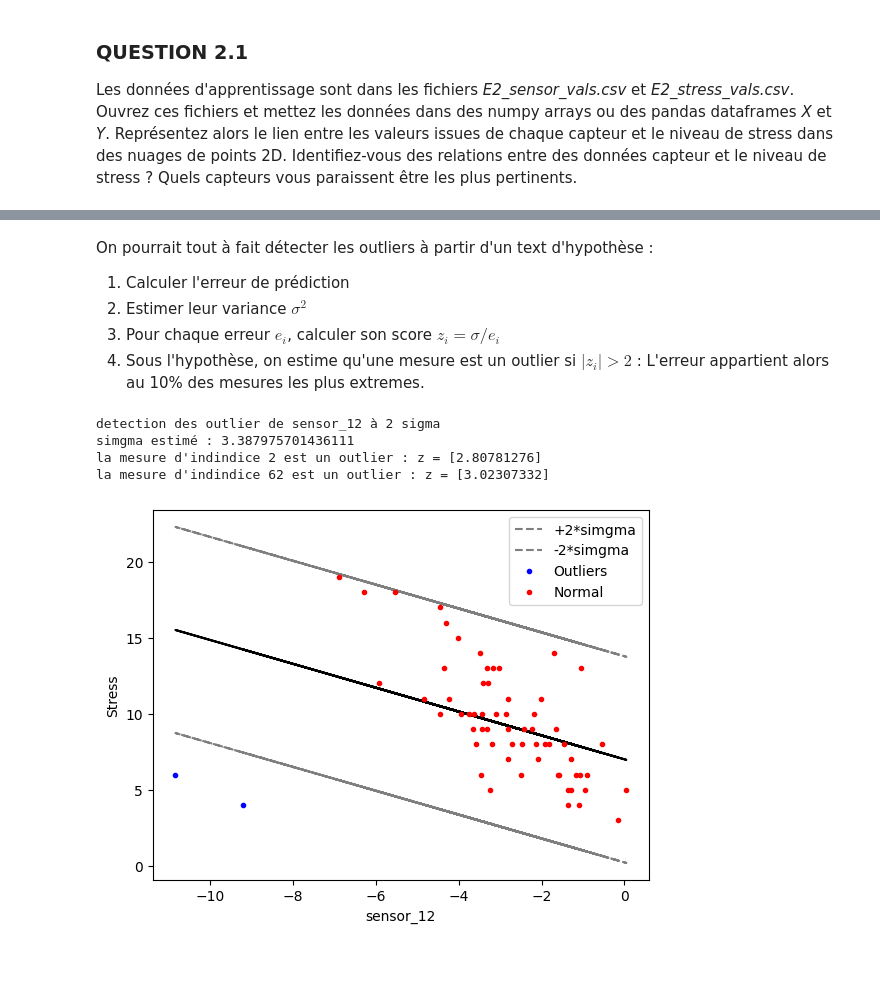
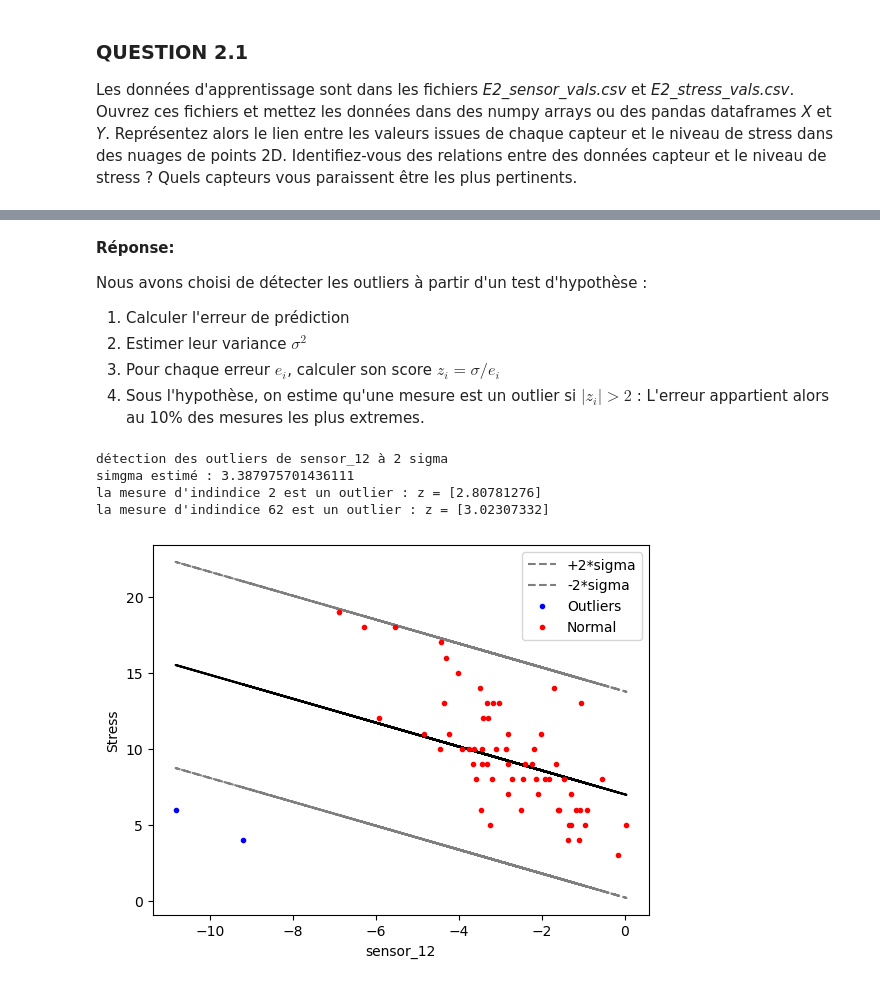
Before and after one commit to HR-Supaero/stat-ml, a Jupyter notebook: TPs/BE_statML_2025/BE_StatML_2025.ipynb, the cells around one changed output, grey strips where cells are left out. Saved outputs shown, nothing was run; the diff lists cells and outputs as text; code cells hidden in the pictures.

```diff
--- a/TPs/BE_statML_2025/BE_StatML_2025.ipynb
+++ b/TPs/BE_statML_2025/BE_StatML_2025.ipynb
@@ -209,11 +206,9 @@ sensor = pd.read_csv("E2_sensor_vals.csv", sep=";")
 
 stress = pd.read_csv("E2_stress_vals.csv", sep=";")
 
-#TODO
-
 print(sensor.head())
 print(stress.head())
-print(f'nombre de msure de stress : {stress.size}')
+print(f'nombre de mesure de stress : {stress.size}')
 
 fig, axes = plt.subplots(nrows=6, ncols=3, figsize=(12, 12))
 axes = axes.flatten()
@@ -222,7 +217,7 @@ for i, column in  enumerate(sensor.columns) :
     figure = plt.figure()
     axes[i].plot(sensor[column],stress,'r.')
     axes[i].set_xlabel('mesure du capteur')
-    axes[i].set_ylabel('mesure du stress')
+    axes[i].set_ylabel('stress')
     axes[i].set_title(column)
 
 for j in range(i+1, len(axes)):
@@ -388,7 +390,9 @@ Reponse: Distance de cook
 
 **Stratégie 2** : Nous allons ici utiliser toutes les observations pour l'apprentissage du modèle linéaire et sa validation. En supposant que les erreurs de prédiction suivent une loi normale centrée, pourrait-on aussi détecter les outliers à partir d'un test d'hypothèse. Si oui, décrivez la procédure.
 # %% [markdown]
-On pourrait tout à fait détecter les outliers à partir d'un text d'hypothèse :
+**Réponse:**
+
+Nous avons choisi de détecter les outliers à partir d'un test d'hypothèse :
 1. Calculer l'erreur de prédiction
 2. Estimer leur variance $\sigma^2$
 3. Pour chaque erreur $e_i$, calculer son score $z_i = \sigma/e_i$
@@ -396,7 +400,7 @@ On pourrait tout à fait détecter les outliers à partir d'un text d'hypothèse
 # %%
 def outliers(stress, n_sensor,how_many_sigmas = 2)  :
 
-    print(f"detection des outlier de {n_sensor} à {how_many_sigmas} sigma")
+    print(f"détection des outliers de {n_sensor} à {how_many_sigmas} sigma")
     ml = LinearRegression()
     X = sensor[[n_sensor]].values
     y = stress.values
@@ -405,37 +409,37 @@ def outliers(stress, n_sensor,how_many_sigmas = 2)  :
 
     sigma = np.std(errors, ddof=1)
     print(f"simgma estimé : {sigma}")
     outliers = []
     for i,e in enumerate(errors) :
         z = abs(e/sigma)
         if z > how_many_sigmas :
             print(f"la mesure d'indindice {i} est un outlier : z = {z}")
             outliers.append(True)
         else :
             outliers.append(False)
 
     X_vals = X.flatten()
     y_vals = y.flatten()
     outliers_bool = np.array(outliers)
-    plt.plot(X,ml.predict(X) + how_many_sigmas*sigma, "--k", alpha=0.5,label=f"+{ how_many_sigmas}*simgma")
-    plt.plot(X,ml.predict(X) - how_many_sigmas*sigma, "--k", alpha=0.5,label=f"-{ how_many_sigmas}*simgma")
+    plt.plot(X,ml.predict(X) + how_many_sigmas*sigma, "--k", alpha=0.5,label=f"+{ how_many_sigmas}*sigma")
+    plt.plot(X,ml.predict(X) - how_many_sigmas*sigma, "--k", alpha=0.5,label=f"-{ how_many_sigmas}*sigma")
     plt.plot(X,ml.predict(X),'k-')
     plt.plot(X_vals[outliers_bool], y_vals[outliers_bool], "b.", label="Outliers")
     plt.plot(X_vals[~outliers_bool], y_vals[~outliers_bool], "r.", label="Normal")
     plt.xlabel(n_sensor)
     plt.ylabel("Stress")
     plt.legend()
     plt.show()
 
     return outliers
 
 outliers = outliers(stress,"sensor_12")
 # %% [output]
-detection des outlier de sensor_12 à 2 sigma
+détection des outliers de sensor_12 à 2 sigma
 simgma estimé : 3.387975701436111
 la mesure d'indindice 2 est un outlier : z = [2.80781276]
 la mesure d'indindice 62 est un outlier : z = [3.02307332]
-[figure, old version]
+[figure, new version]
 # %% [markdown]
 
 ### QUESTION 2.4
```
Also changed, not shown: parts of 14 cells of this notebook.
